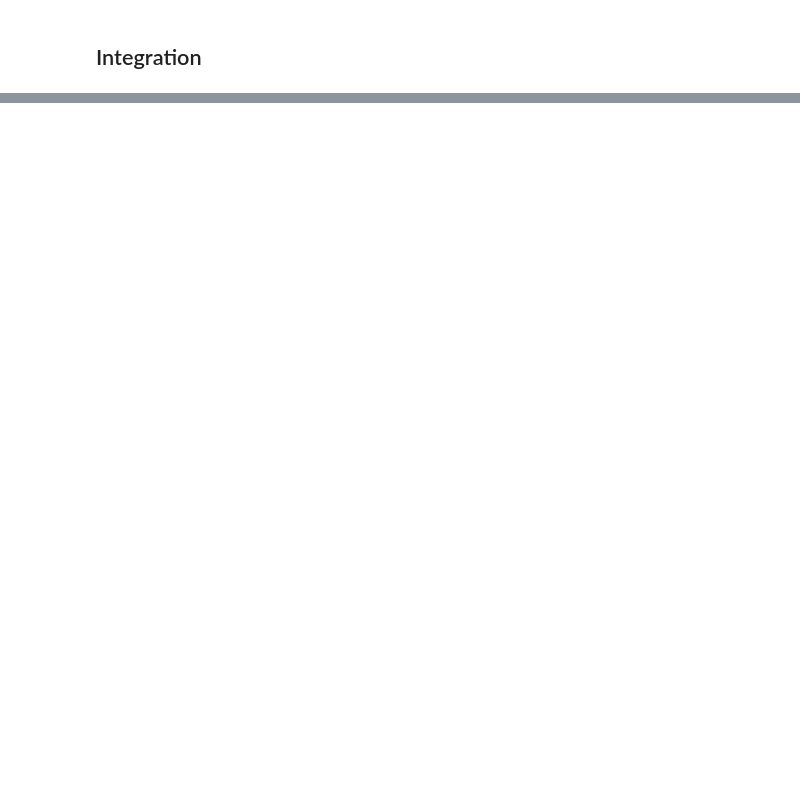
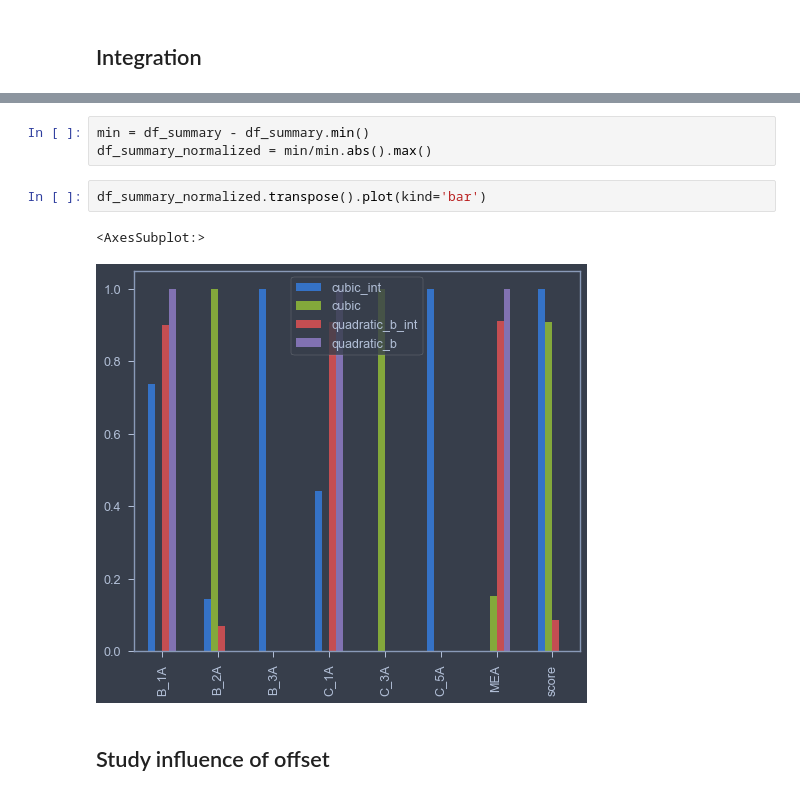
Before and after one commit to martinlarsalbert/Prediction-of-roll-motion-using-fully-nonlinear-potential-flow-and-Ikedas-method, a Jupyter notebook: notebooks/01.3_select_suitable_MDL_test_KLVCC2_speed.ipynb, the cells around one changed output, grey strips where cells are left out. Drawn from its saved outputs; the diff is of its cells as text; blank space fills up the shorter version.

```diff
--- a/notebooks/01.3_select_suitable_MDL_test_KLVCC2_speed.ipynb
+++ b/notebooks/01.3_select_suitable_MDL_test_KLVCC2_speed.ipynb
@@ -507,0 +306,10 @@ A_44/I_44
+# %%
+min = df_summary - df_summary.min()
+df_summary_normalized = min/min.abs().max()
+# %%
+df_summary_normalized.transpose().plot(kind='bar')
+# %% [output]
+<AxesSubplot:>
+[figure, added]
+# %% [markdown]
+## Study influence of offset
```
Also changed, not shown: parts of 53 cells of this notebook, 2 other files.
